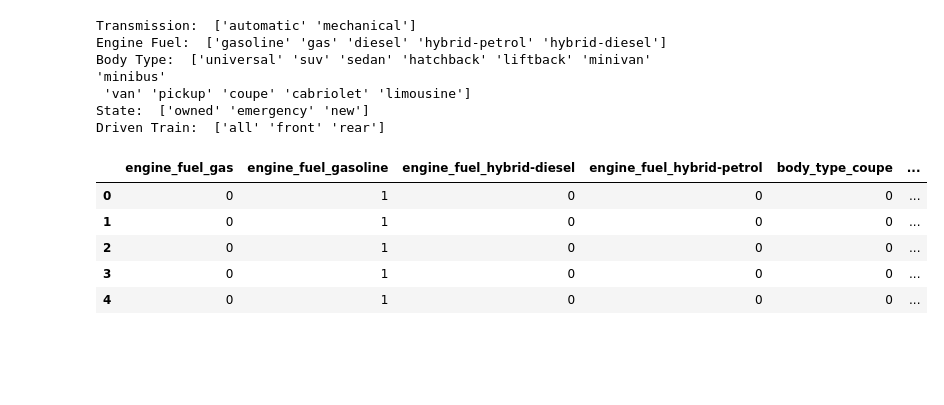
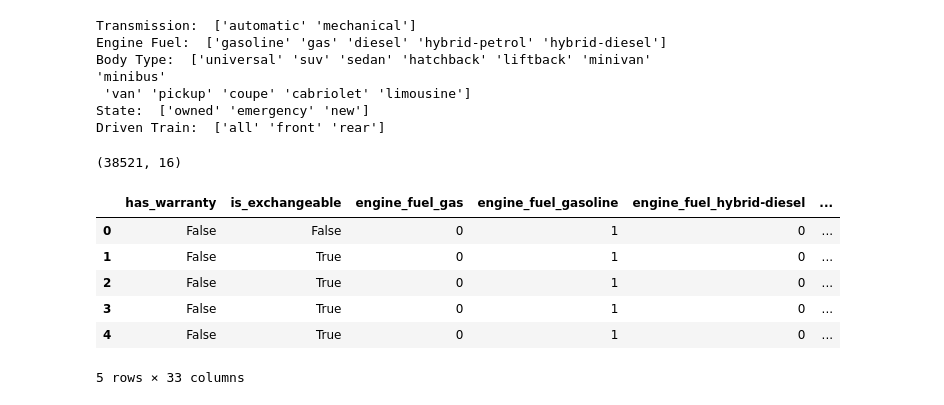
Before and after one commit to Said-bachar/MODAS-CarsPricePrediction, a Jupyter notebook: CarsPricePrediction-MODAS.ipynb, the cells around one changed output. Saved outputs shown, nothing was run; the diff lists cells and outputs as text; code cells hidden in the pictures; blank space fills up the shorter version.

```diff
--- a/CarsPricePrediction-MODAS.ipynb
+++ b/CarsPricePrediction-MODAS.ipynb
@@ -49,6 +49,12 @@ data.head()
 | 2 | Subaru | Forester | automatic | red | 402000 | 2001 | gasoline | ... |
 | 3 | Subaru | Impreza | mechanical | blue | 10000 | 1999 | gasoline | ... |
 | 4 | Subaru | Legacy | automatic | black | 280000 | 2001 | gasoline | ... |
+# %%
+
+data.shape
+data=data.drop(columns="engine_has_gas")
+data=data.drop(columns="engine_type")
+data=data.drop(columns="location_region")
 # %%
 #Show some limited values
 print("Transmission: ", data.transmission.unique())
@@ -63,15 +69,20 @@ Body Type:  ['universal' 'suv' 'sedan' 'hatchback' 'liftback' 'minivan' 'minibus
  'van' 'pickup' 'coupe' 'cabriolet' 'limousine']
 State:  ['owned' 'emergency' 'new']
 Driven Train:  ['all' 'front' 'rear']
+# %%
+data.shape
+# %% [output]
+(38521, 16)
 # %%
 # let's encode text or categorical data using one hot encoding
 # let's create  dummy variables for columns that have limited values
-dummy = pd.get_dummies(data[["engine_fuel", "body_type", "transmission","state","drivetrain"]], drop_first = True)
+dummy = pd.get_dummies(data[["engine_fuel", "body_type", "transmission","state","drivetrain","color","has_warranty","is_exchangeable"]], drop_first = True)
 dummy.head()
 # %% [output]
-|  | engine_fuel_gas | engine_fuel_gasoline | engine_fuel_hybrid-diesel | engine_fuel_hybrid-petrol | body_type_coupe | ... |
-| 0 | 0 | 1 | 0 | 0 | 0 | ... |
-| 1 | 0 | 1 | 0 | 0 | 0 | ... |
-| 2 | 0 | 1 | 0 | 0 | 0 | ... |
-| 3 | 0 | 1 | 0 | 0 | 0 | ... |
-| 4 | 0 | 1 | 0 | 0 | 0 | ... |
+|  | has_warranty | is_exchangeable | engine_fuel_gas | engine_fuel_gasoline | engine_fuel_hybrid-diesel | ... |
+| 0 | False | False | 0 | 1 | 0 | ... |
+| 1 | False | True | 0 | 1 | 0 | ... |
+| 2 | False | True | 0 | 1 | 0 | ... |
+| 3 | False | True | 0 | 1 | 0 | ... |
+| 4 | False | True | 0 | 1 | 0 | ... |
+5 rows × 33 columns
```
Also changed, not shown: parts of 4 cells of this notebook.
